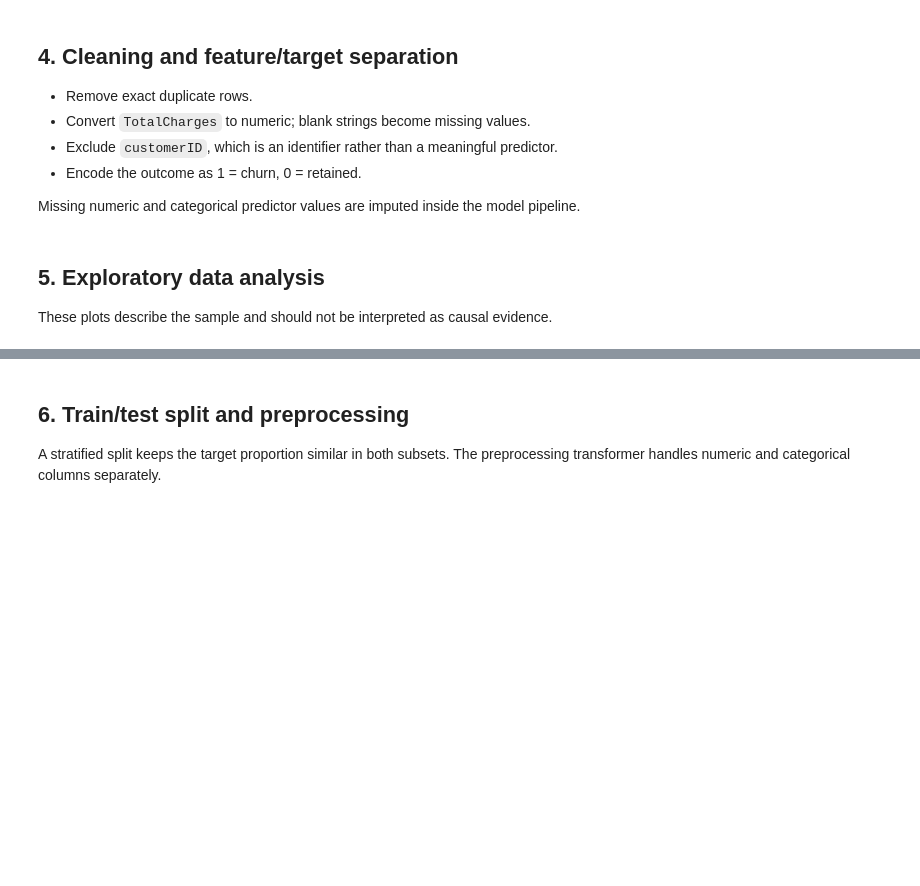
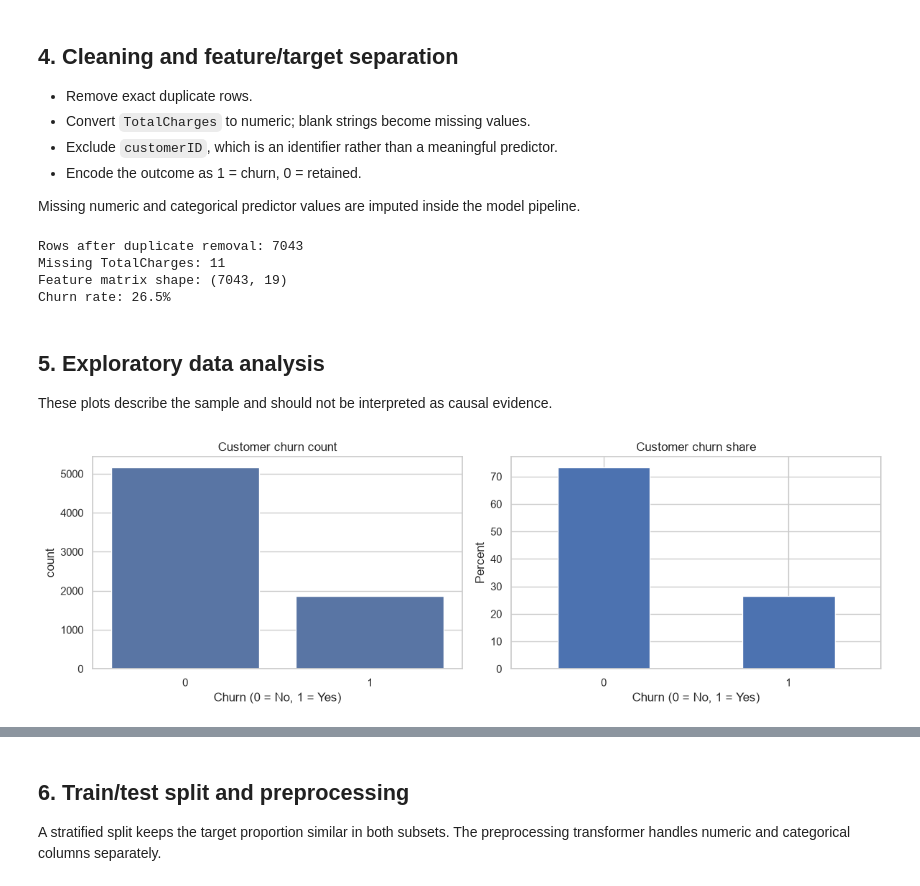
Before and after one commit to protik-deb/customer-churn-prediction, a Jupyter notebook: notebooks/customer_churn_analysis.ipynb, the cells around one changed output, grey strips where cells are left out. Saved outputs shown, nothing was run; the diff lists cells and outputs as text; code cells hidden in the pictures; blank space fills up the shorter version.

Commit message:
Add executed customer churn analysis and results

```diff
--- a/notebooks/customer_churn_analysis.ipynb
+++ b/notebooks/customer_churn_analysis.ipynb
@@ -55,4 +55,12 @@ The CSV is downloaded from IBM's public sample-data repository if it is not alre
 
 Source: [IBM Telco Customer Churn sample](https://github.com/IBM/telco-customer-churn-on-icp4d).
 # %%
-DATA_DIR.mkdir(parents=True, exist_ok=True)if not DATA_PATH.exists():    print("Downloading the IBM Telco Customer Churn sample...")    urllib.request.urlretrieve(DATA_URL, DATA_PATH)df = pd.read_csv(DATA_PATH)print(f"Dataset shape: {df.shape}")display(df.head())
+DATA_DIR.mkdir(parents=True, exist_ok=True)
+
+if not DATA_PATH.exists():
+    print("Downloading the IBM Telco Customer Churn sample...")
+    urllib.request.urlretrieve(DATA_URL, DATA_PATH)
+
+df = pd.read_csv(DATA_PATH)
+print(f"Dataset shape: {df.shape}")
+display(df.head())
@@ -72,11 +137,48 @@ display(df.info())display(df.isna().sum().sort_values(ascending=False).to_frame(
 
 Missing numeric and categorical predictor values are imputed inside the model pipeline.
 # %%
-data = df.drop_duplicates().copy()data["TotalCharges"] = pd.to_numeric(data["TotalCharges"], errors="coerce")data["Churn"] = data["Churn"].map({"No": 0, "Yes": 1})if data["Churn"].isna().any():    raise ValueError("Unexpected values in the Churn target column.")target = data["Churn"].astype(int)drop_cols = ["Churn", "customerID"]features = data.drop(columns=[c for c in drop_cols if c in data.columns])print("Rows after duplicate removal:", len(data))print("Missing TotalCharges:", data["TotalCharges"].isna().sum())print("Feature matrix shape:", features.shape)print("Churn rate: {:.1%}".format(target.mean()))
+data = df.drop_duplicates().copy()
+
+data["TotalCharges"] = pd.to_numeric(data["TotalCharges"], errors="coerce")
+data["Churn"] = data["Churn"].map({"No": 0, "Yes": 1})
+
+if data["Churn"].isna().any():
+    raise ValueError("Unexpected values in the Churn target column.")
+
+target = data["Churn"].astype(int)
+drop_cols = ["Churn", "customerID"]
+features = data.drop(columns=[c for c in drop_cols if c in data.columns])
+
+print("Rows after duplicate removal:", len(data))
+print("Missing TotalCharges:", data["TotalCharges"].isna().sum())
+print("Feature matrix shape:", features.shape)
+print("Churn rate: {:.1%}".format(target.mean()))
+# %% [output]
+Rows after duplicate removal: 7043
+Missing TotalCharges: 11
+Feature matrix shape: (7043, 19)
+Churn rate: 26.5%
 # %% [markdown]
 ## 5. Exploratory data analysis
 
 These plots describe the sample and should not be interpreted as causal evidence.
 # %%
-fig, axes = plt.subplots(1, 2, figsize=(12, 4))sns.countplot(data=data, x="Churn", ax=axes[0])axes[0].set_title("Customer churn count")axes[0].set_xlabel("Churn (0 = No, 1 = Yes)")(data["Churn"].value_counts(normalize=True).sort_index() * 100).plot(    kind="bar", ax=axes[1])axes[1].set_title("Customer churn share")axes[1].set_xlabel("Churn (0 = No, 1 = Yes)")axes[1].set_ylabel("Percent")axes[1].tick_params(axis="x", rotation=0)plt.tight_layout()plt.show()
+fig, axes = plt.subplots(1, 2, figsize=(12, 4))
+
+sns.countplot(data=data, x="Churn", ax=axes[0])
+axes[0].set_title("Customer churn count")
+axes[0].set_xlabel("Churn (0 = No, 1 = Yes)")
+
+(data["Churn"].value_counts(normalize=True).sort_index() * 100).plot(
+    kind="bar", ax=axes[1]
+)
+axes[1].set_title("Customer churn share")
+axes[1].set_xlabel("Churn (0 = No, 1 = Yes)")
+axes[1].set_ylabel("Percent")
+axes[1].tick_params(axis="x", rotation=0)
+
+plt.tight_layout()
+plt.show()
+# %% [output]
+[figure, added]
 # %%
```
Also changed, not shown: parts of 9 cells of this notebook.
